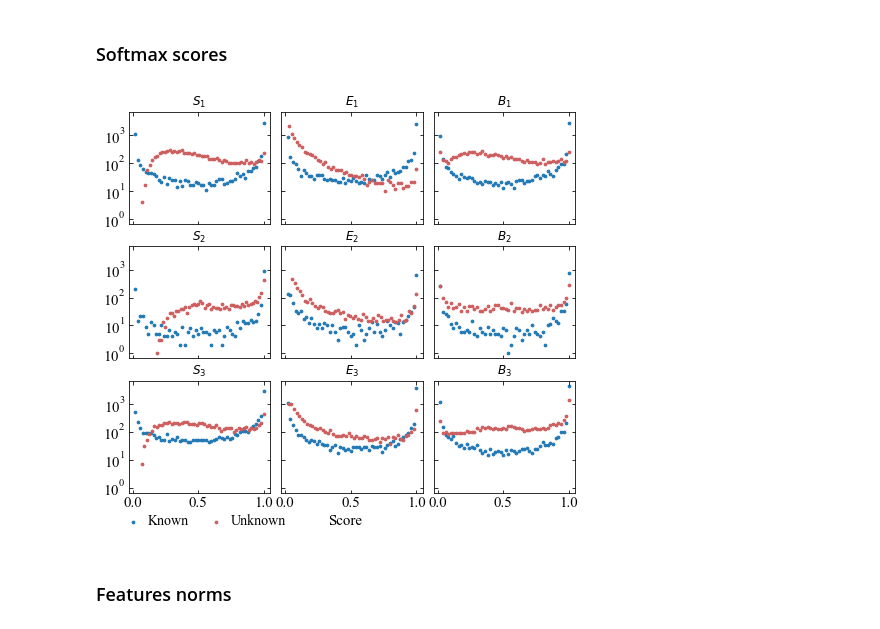
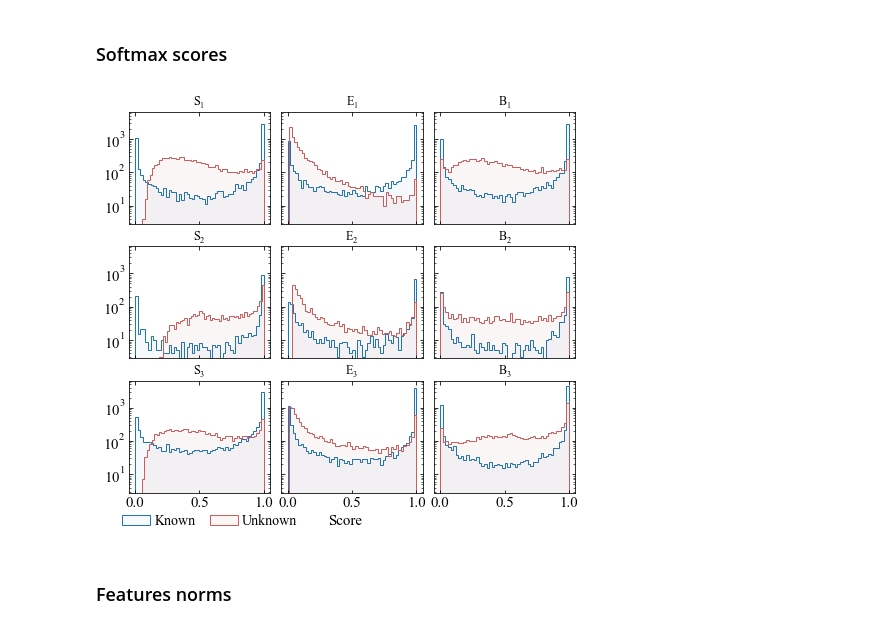
Before and after one commit to AIML-IfI/openset-imagenet, a Jupyter notebook: analysis/open_set_imagenet.ipynb, the cells around one changed output. Saved outputs shown, nothing was run; the diff lists cells and outputs as text; code cells hidden in the pictures.

```diff
--- a/analysis/open_set_imagenet.ipynb
+++ b/analysis/open_set_imagenet.ipynb
@@ -225,20 +296,21 @@ from pathlib import Path
 import numpy as np
 from matplotlib.ticker import LogLocator
 import src.util as util
+from matplotlib import colors
 plt.rcParams["font.family"] = "Times New Roman"
 
 # General Experiments
 outputs = Path('../outputs/')
 exp_paths = {
-    '$S_{1}$':  outputs / 's1n_l1_e0_adam/s1n_l1_e0_adam_curr_val_arr.npz',
-    '$E_{1}$':  outputs / 'e1n_l1_e0_adam/e1n_l1_e0_adam_best_val_arr.npz',
-    '$B_{1}$':  outputs / 'b1n_l1_e0_adam/b1n_l1_e0_adam_best_val_arr.npz',
-    '$S_{2}$':  outputs / 's2n_l1_e0_adam/s2n_l1_e0_adam_best_val_arr.npz',
-    '$E_{2}$':  outputs / 'e2n_l1_e0_adam/e2n_l1_e0_adam_best_val_arr.npz',
-    '$B_{2}$':  outputs / 'b2n_l1_e0_adam/b2n_l1_e0_adam_best_val_arr.npz',
-    '$S_{3}$':  outputs / 's3n_l1_e0_adam/s3n_l1_e0_adam_best_val_arr.npz',
-    '$E_{3}$':  outputs / 'e3n_l1_e0_adam/e3n_l1_e0_adam_best_val_arr.npz',
-    '$B_{3}$':  outputs / 'b3n_l1_e0_adam/b3n_l1_e0_adam_best_val_arr.npz',}
+    'S_{1}':  outputs / 's1n_l1_e0_adam/s1n_l1_e0_adam_curr_val_arr.npz',
+    'E_{1}':  outputs / 'e1n_l1_e0_adam/e1n_l1_e0_adam_best_val_arr.npz',
+    'B_{1}':  outputs / 'b1n_l1_e0_adam/b1n_l1_e0_adam_best_val_arr.npz',
+    'S_{2}':  outputs / 's2n_l1_e0_adam/s2n_l1_e0_adam_best_val_arr.npz',
+    'E_{2}':  outputs / 'e2n_l1_e0_adam/e2n_l1_e0_adam_best_val_arr.npz',
+    'B_{2}':  outputs / 'b2n_l1_e0_adam/b2n_l1_e0_adam_best_val_arr.npz',
+    'S_{3}':  outputs / 's3n_l1_e0_adam/s3n_l1_e0_adam_best_val_arr.npz',
+    'E_{3}':  outputs / 'e3n_l1_e0_adam/e3n_l1_e0_adam_best_val_arr.npz',
+    'B_{3}':  outputs / 'b3n_l1_e0_adam/b3n_l1_e0_adam_best_val_arr.npz',}
 
 def get_histogram(array, unk_label=-1, metric='score', bins=100, drop_bg=False, log_space=False):
     score = array['scores']
@@ -264,44 +336,61 @@ def get_histogram(array, unk_label=-1, metric='score', bins=100, drop_bg=False,
 ### Softmax scores
 # %%
 # exp_val = util.read_array_list(exp_paths)
+from turtle import width
+
+
 exp_val = util.read_array_list(util.transform_to_test(exp_paths))
 
 font_size = 15
 bins = 50
 unk_label = -2
 
 fig = plt.figure(figsize=(8,7))
 gs = fig.add_gridspec(3, 3, hspace=0.2, wspace=0.08)
 axs = gs.subplots(sharex=True, sharey=True)
 axs = axs.flat
 
 for ix, (exp_name, exp_array) in enumerate(exp_val.items()):
     # Calculate histogram
-    drop_bg = True if exp_name.startswith("$B") else False  #  Drop the background class
+    drop_bg = True if exp_name.startswith("B") else False  #  Drop the background class
     kn_hist, kn_edges, unk_hist, unk_edges = get_histogram(exp_array, unk_label=unk_label, metric='score', bins=bins, drop_bg=drop_bg)
     # Scatter plots
-    axs[ix].scatter(kn_edges[1:], kn_hist, color='tab:blue', marker='.', s=30)
-    axs[ix].scatter(unk_edges[1:], unk_hist, color='indianred', marker='.', s=30)
+    #axs[ix].scatter(kn_edges[1:], kn_hist, color='tab:blue', marker='.', s=30)
+    # axs[ix].scatter(unk_edges[1:], unk_hist, color='indianred', marker='.', s=30)
+
+    edge_unk = colors.to_rgba('indianred', 1)
+    fill_unk = colors.to_rgba('firebrick', 0.04)
+    edge_kn = colors.to_rgba('tab:blue', 1)
+    fill_kn = colors.to_rgba('tab:blue', 0.04)
+
+    axs[ix].stairs(kn_hist, kn_edges, fill=True, color=fill_kn, edgecolor=edge_kn,
+              linewidth=1)
+    axs[ix].stairs(unk_hist, unk_edges, fill=True, color=fill_unk, edgecolor=edge_unk,
+             linewidth=1)
+    # x = unk_edges[1:]
+    # axs[ix].bar(x, unk_hist, width=0.001, facecolor=fill_unk, edgecolor=edge_unk)
+
     axs[ix].set_yscale('log')
-    axs[ix].set_title(exp_name)
+    title = "$\mathdefault{" + exp_name + "}}$"
+    axs[ix].set_title(title)
 
 for ax in axs:
     # set the tick parameters for the current axis handler
     ax.tick_params(which='both', bottom=True, top=True, left=True, right=True, direction='in')
     ax.tick_params(labelbottom=True, labeltop=False, labelleft=True, labelright=False, labelsize=font_size)
     # Thicklocator parameters
     ax.yaxis.set_major_locator(LogLocator(base=10, numticks=6 ))
     ax.label_outer()
 
 # Manual legend
-axs[-3].legend(['Known', 'Unknown'], frameon=False, fontsize=font_size-1, bbox_to_anchor=(1.2, -0.08), ncol=2, handletextpad=0, columnspacing=1, markerscale=1)
+axs[-2].legend(['Known', 'Unknown'], frameon=False, fontsize=font_size-1, bbox_to_anchor=(0.2, -0.08), ncol=2, handletextpad=0.3, columnspacing=1, markerscale=1)
 # X label
 fig.text(0.5, 0.06, 'Score', ha='center', fontsize=font_size)
 
 plt.savefig('fig/hist_all_score.pdf', dpi=90, bbox_inches='tight', pad_inches = 0)
 plt.show()
 # %% [output]
-[figure, old version]
+[figure, new version]
 # %% [markdown]
 ### Features norms
 # %%
```
Also changed, not shown: parts of 7 cells of this notebook, 2 other files.
